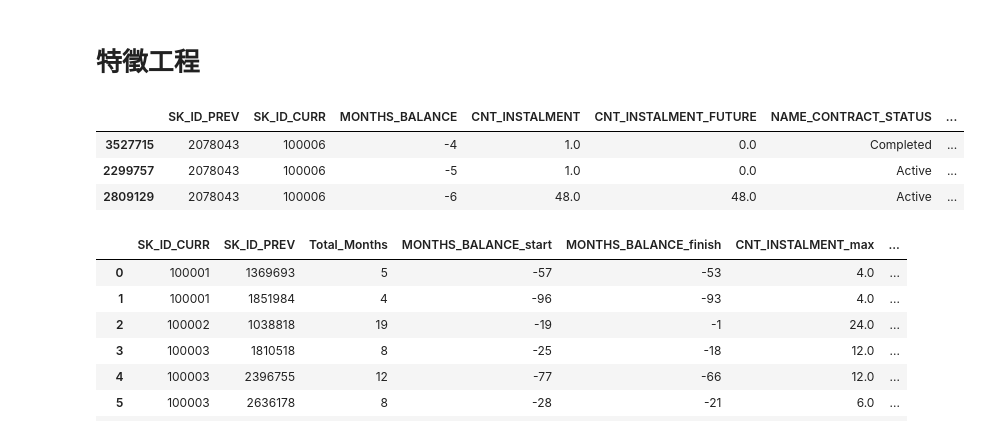
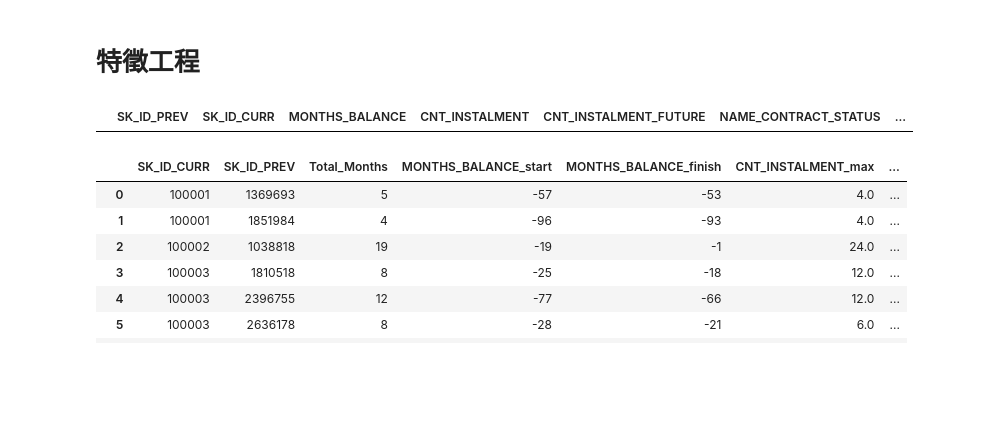
Before and after one commit to stansuo/BDSE12-Group3, a Jupyter notebook: notebooks/homecdt_fteng/Aiyd_POS_CASH_balance_EDA.ipynb, the cells around one changed output. Cells and saved outputs as stored; diff of their text form; code cells hidden in the pictures; blank space fills up the shorter version.

```diff
--- a/notebooks/homecdt_fteng/Aiyd_POS_CASH_balance_EDA.ipynb
+++ b/notebooks/homecdt_fteng/Aiyd_POS_CASH_balance_EDA.ipynb
@@ -210,12 +210,9 @@ print(f"共有{CURR}個目前申請")
 <h1>特徵工程
 # %%
 pd.set_option("display.max_rows",None)
-data_test[data_test["SK_ID_PREV"]==2078043].sort_values(by=["MONTHS_BALANCE"],ascending=False)
+data_test[data_test["SK_ID_PREV"]==1366380].sort_values(by=["MONTHS_BALANCE"],ascending=False)
 # %% [output]
 |  | SK_ID_PREV | SK_ID_CURR | MONTHS_BALANCE | CNT_INSTALMENT | CNT_INSTALMENT_FUTURE | NAME_CONTRACT_STATUS | ... |
-| 3527715 | 2078043 | 100006 | -4 | 1.0 | 0.0 | Completed | ... |
-| 2299757 | 2078043 | 100006 | -5 | 1.0 | 0.0 | Active | ... |
-| 2809129 | 2078043 | 100006 | -6 | 48.0 | 48.0 | Active | ... |
 # %%
 pd.set_option("display.max_rows",None)
 pd.set_option("display.max_columns",None)
```
